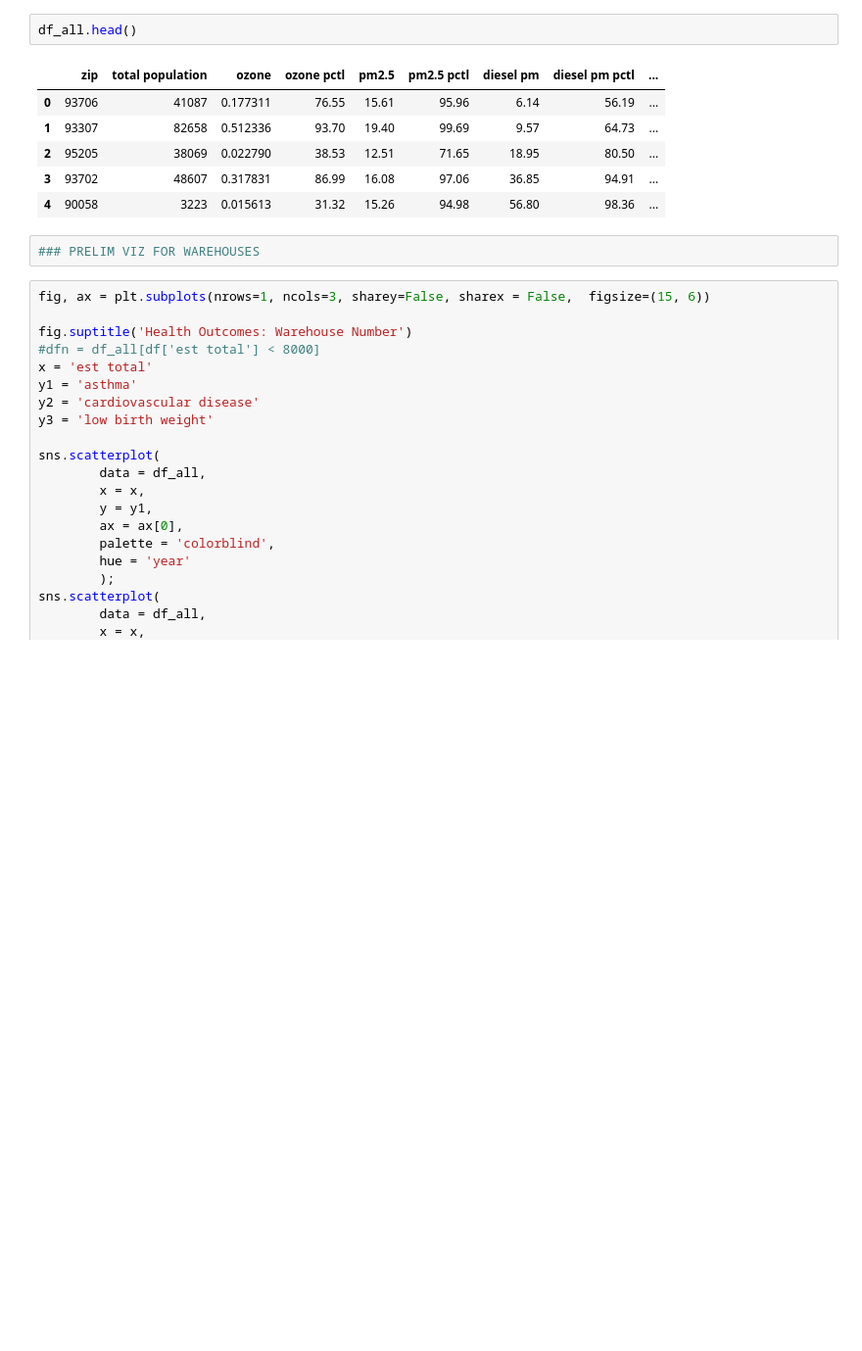
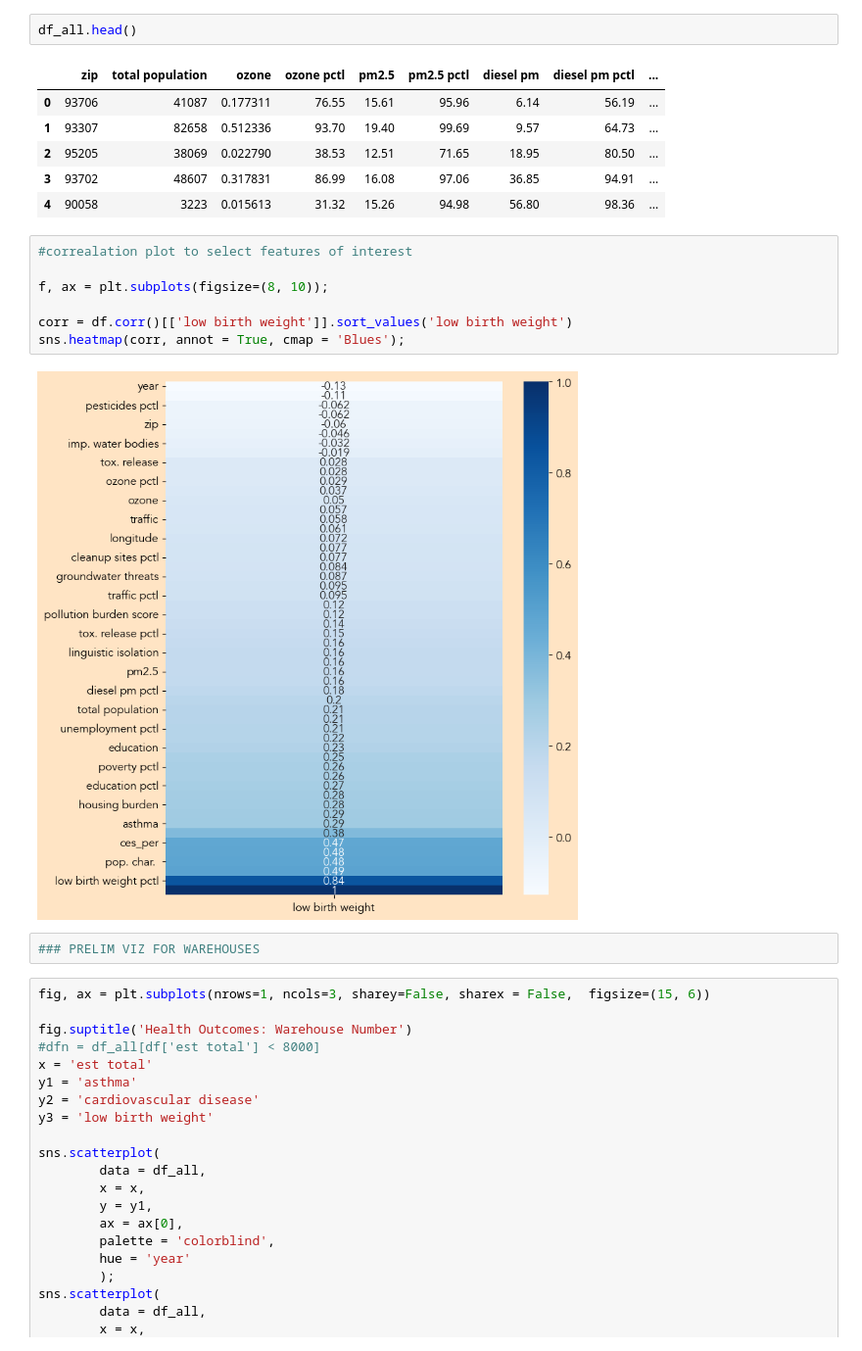
Before and after one commit to gigi-codes/warehouse_density, a Jupyter notebook: Giovanna/05_merged_fed_ca.ipynb, the cells around one changed output. Shown: that part at 98% size. Drawn from its saved outputs; the diff is of its cells as text; blank space fills up the shorter version.

```diff
--- a/Giovanna/05_merged_fed_ca.ipynb
+++ b/Giovanna/05_merged_fed_ca.ipynb
@@ -96,6 +96,15 @@ df_all.head()
 | 2 | 95205 | 38069 | 0.022790 | 38.53 | 12.51 | 71.65 | 18.95 | 80.50 | ... |
 | 3 | 93702 | 48607 | 0.317831 | 86.99 | 16.08 | 97.06 | 36.85 | 94.91 | ... |
 | 4 | 90058 | 3223 | 0.015613 | 31.32 | 15.26 | 94.98 | 56.80 | 98.36 | ... |
+# %%
+#correalation plot to select features of interest
+
+f, ax = plt.subplots(figsize=(8, 10));
+
+corr = df.corr()[['low birth weight']].sort_values('low birth weight')
+sns.heatmap(corr, annot = True, cmap = 'Blues');
+# %% [output]
+[figure, added]
 # %%
 ### PRELIM VIZ FOR WAREHOUSES
 # %%
```
Also changed, not shown: 6 other files.
